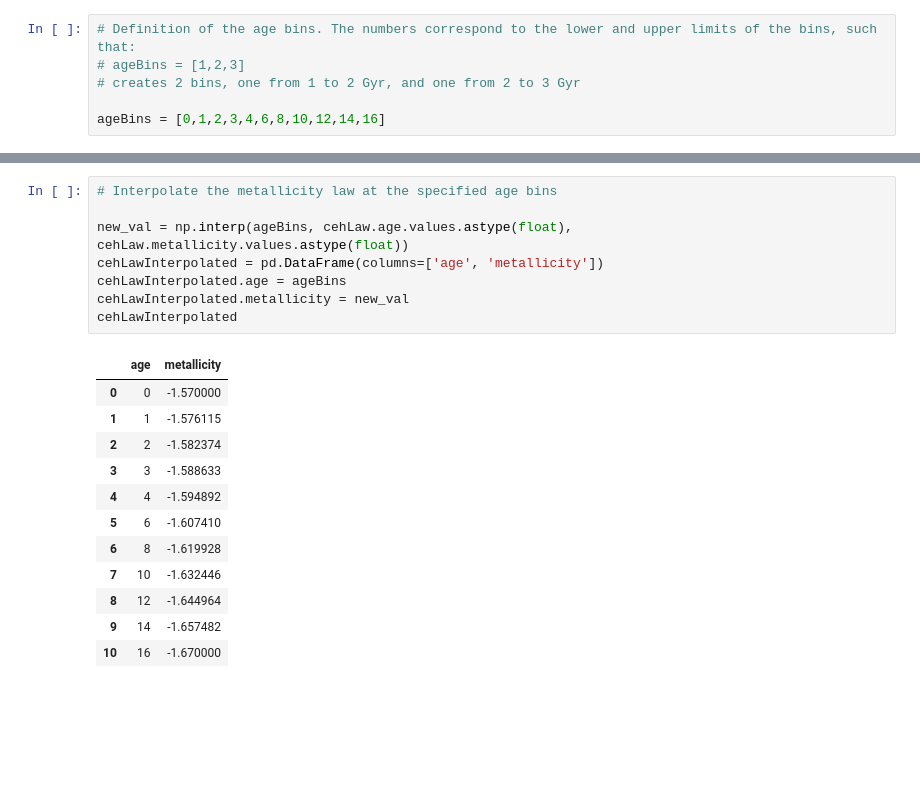
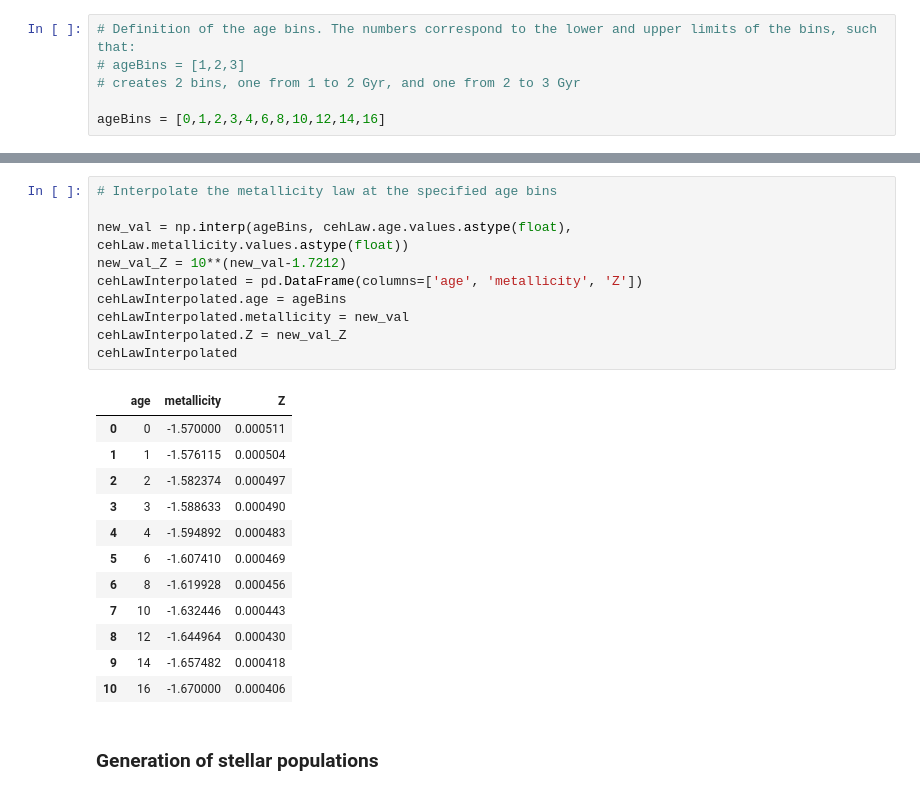
Before and after one commit to lucarizzi/pyZVAR, a Jupyter notebook: PyZVAR Star Formation Toolbox.ipynb, the cells around one changed output, grey strips where cells are left out. Drawn from its saved outputs; the diff is of its cells as text; blank space fills up the shorter version.

Commit message:
Correctly generates populations, initial version

```diff
--- a/PyZVAR Star Formation Toolbox.ipynb
+++ b/PyZVAR Star Formation Toolbox.ipynb
@@ -55,21 +58,25 @@ plot.redim.unit(age='Gyr', metallicity='[Fe/H]')
 # %%
 # Interpolate the metallicity law at the specified age bins
 
 new_val = np.interp(ageBins, cehLaw.age.values.astype(float), cehLaw.metallicity.values.astype(float))
-cehLawInterpolated = pd.DataFrame(columns=['age', 'metallicity'])
+new_val_Z = 10**(new_val-1.7212)
+cehLawInterpolated = pd.DataFrame(columns=['age', 'metallicity', 'Z'])
 cehLawInterpolated.age = ageBins
 cehLawInterpolated.metallicity = new_val
+cehLawInterpolated.Z = new_val_Z
 cehLawInterpolated
 # %% [output]
-|  | age | metallicity |
-| 0 | 0 | -1.570000 |
-| 1 | 1 | -1.576115 |
-| 2 | 2 | -1.582374 |
-| 3 | 3 | -1.588633 |
-| 4 | 4 | -1.594892 |
-| 5 | 6 | -1.607410 |
-| 6 | 8 | -1.619928 |
-| 7 | 10 | -1.632446 |
-| 8 | 12 | -1.644964 |
-| 9 | 14 | -1.657482 |
-| 10 | 16 | -1.670000 |
+|  | age | metallicity | Z |
+| 0 | 0 | -1.570000 | 0.000511 |
+| 1 | 1 | -1.576115 | 0.000504 |
+| 2 | 2 | -1.582374 | 0.000497 |
+| 3 | 3 | -1.588633 | 0.000490 |
+| 4 | 4 | -1.594892 | 0.000483 |
+| 5 | 6 | -1.607410 | 0.000469 |
+| 6 | 8 | -1.619928 | 0.000456 |
+| 7 | 10 | -1.632446 | 0.000443 |
+| 8 | 12 | -1.644964 | 0.000430 |
+| 9 | 14 | -1.657482 | 0.000418 |
+| 10 | 16 | -1.670000 | 0.000406 |
+# %% [markdown]
+### Generation of stellar populations
```
Also changed, not shown: parts of 5 cells of this notebook, 4 other files.
